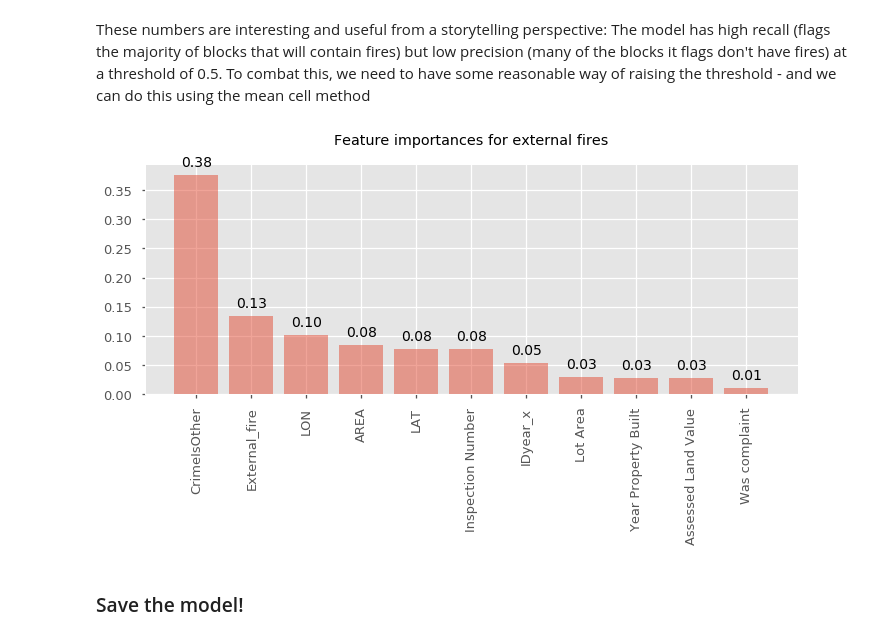
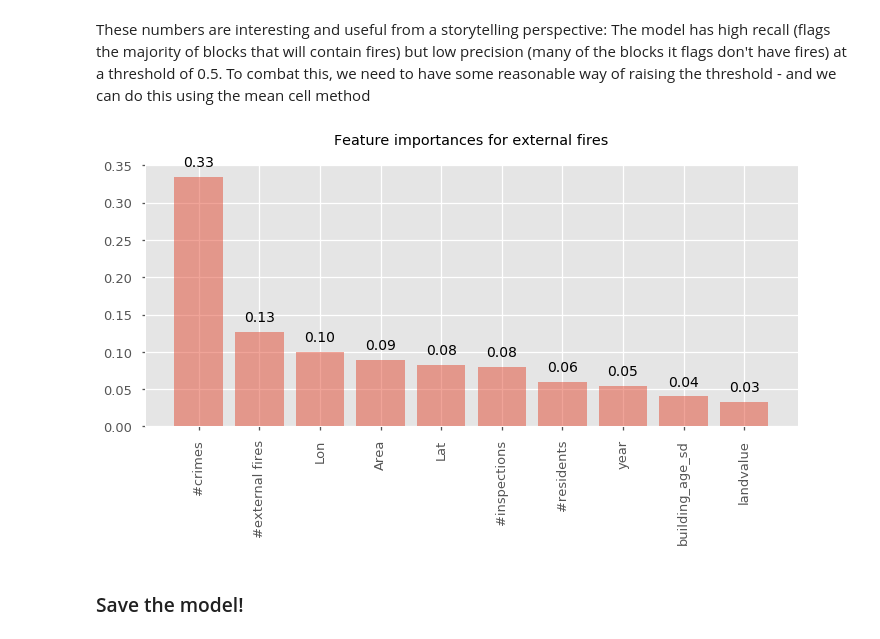
Before and after one commit to rmartinshort/Insight_firepredict, a Jupyter notebook: notebooks/Feature_importances_RF.ipynb, the cells around one changed output. Drawn from its saved outputs; the diff is of its cells as text; code cells hidden in the pictures.

```diff
--- a/notebooks/Feature_importances_RF.ipynb
+++ b/notebooks/Feature_importances_RF.ipynb
@@ -45,13 +45,16 @@ dataset = dataset.fillna(value=values)
 dataset.fillna(dataset.mean(),inplace=True)
 # %%
 dataset.drop(['IDyear_x.1'],inplace=True,axis=1)
+# %%
+#drop columns related to sensitive demographic data
+dataset.drop(['H7X002', 'H7X003', 'H7X004', 'H7X005', 'H7X006', 'H7X007', 'H7X008'],inplace=True,axis=1)
 # %%
 #Parameters for grid search. These were refined from a much larger set
 test_parameters_RF = {
         'classify__n_estimators': (100,200),
         'classify__max_depth': (8,15),
         'classify__min_samples_split':(8,15),
-        'classify__min_samples_leaf':(20,50,80),
+        'classify__min_samples_leaf':(10,20,30),
         'classify__class_weight':('balanced','balanced_subsample')
 }
 # %% [markdown]
@@ -64,7 +67,8 @@ GISCELLS = list(holdout['GISYEARJOIN'])
 SF_blocks_years = gpd.read_file('SF_block_years_2010.shp')
 mapdata = SF_blocks_years[SF_blocks_years['GISYEARJOI'].isin(GISCELLS)]
 # %%
-pipeline, gridsearch, testparams = MT.generate_pipeline_RC(test_parameters=test_parameters_RF,select=True)
+pipeline, gridsearch, testparams = MT.generate_pipeline_RC(test_parameters=test_parameters_RF,select=True,
+                                                          scoring_method='roc_auc')
 # %%
 #Run grid search for the best model
 Xcols_EF, RC_model_EF_2018 = MT.perform_grid_search(pipeline,gridsearch,X,y,testparams,list(X.columns),select=True)
@@ -125,25 +165,30 @@ for index in inds:
 # %%
 plt.style.use('ggplot')
 xlabels = fnames
 ylabels = fvals
+
+#Better label names for plot
+xlabels = ['#crimes','#external fires','Lon',
+           'Area','Lat','#inspections','#residents',
+           'year','building_age_sd','landvalue']
 
 fig = plt.figure(figsize=(10,6))
 ax1 = fig.add_subplot(111)
 ax1.bar(xlabels,ylabels,alpha=0.5)
 rects = ax1.patches
 
 for rect, label in zip(rects, ylabels):
     label = '%.2f' %label
     height = rect.get_height()
     ax1.text(rect.get_x() + rect.get_width() / 2, height + 0.01, label,
             ha='center', va='bottom', fontsize=14)
 
 plt.xticks(rotation=90)
 ax1.set_title("Feature importances for external fires",pad=20)
 plt.tight_layout()
 plt.savefig("External_fires_fimportance_final.png",dpi=400)
 # %% [output]
-[figure, old version]
+[figure, new version]
 # %% [markdown]
 ### Save the model!
 # %%
```
Also changed, not shown: parts of 44 cells of this notebook, 1 other file.
